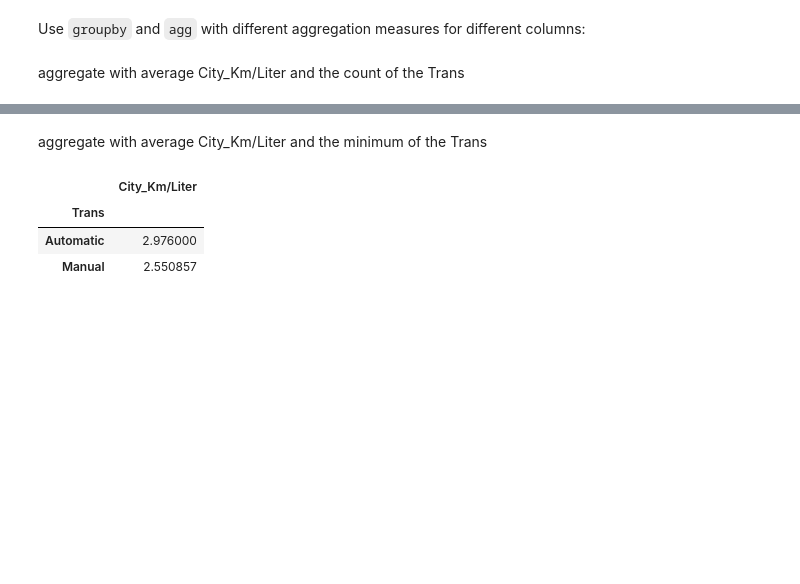
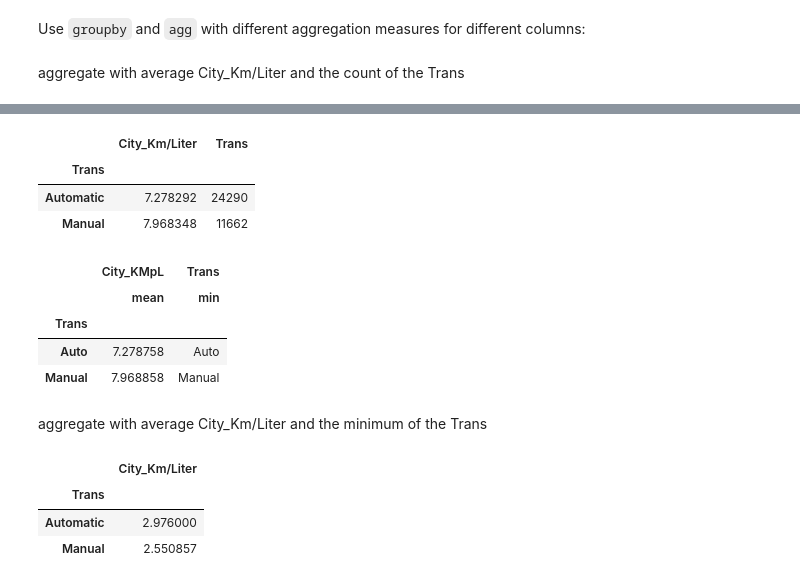
Before and after one commit to Leigh100/IronOksana, a Jupyter notebook: Lab_Pandas_Grouping_Data_Vehicles_Oksana_20-01-23.ipynb, the cells around one changed output, grey strips where cells are left out. Drawn from its saved outputs; the diff is of its cells as text; code cells hidden in the pictures; blank space fills up the shorter version.

```diff
--- a/Lab_Pandas_Grouping_Data_Vehicles_Oksana_20-01-23.ipynb
+++ b/Lab_Pandas_Grouping_Data_Vehicles_Oksana_20-01-23.ipynb
@@ -344,3 +347,18 @@ aggregate with average City_Km/Liter and the count of the Trans
+# %%
+cars.groupby("Trans").agg({"City_KMpL":["mean"],"Trans":["count"]})
+# %% [output]
+|  | City_Km/Liter | Trans |
+| Trans |  |  |
+| Automatic | 7.278292 | 24290 |
+| Manual | 7.968348 | 11662 |
+# %%
+cars.groupby("Trans").agg({"City_KMpL":["mean"],"Trans":["count"]})
+# %% [output]
+|  | City_KMpL | Trans |
+|  | mean | min |
+| Trans |  |  |
+| Auto | 7.278758 | Auto |
+| Manual | 7.968858 | Manual |
 # %% [markdown]
 aggregate with average City_Km/Liter and the minimum of the Trans
 # %%
```
Also changed, not shown: parts of 9 cells of this notebook.
